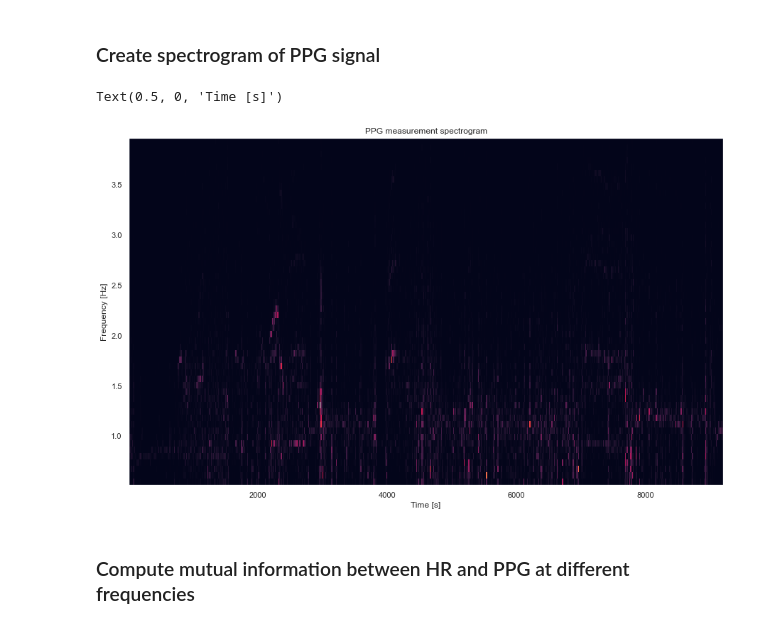
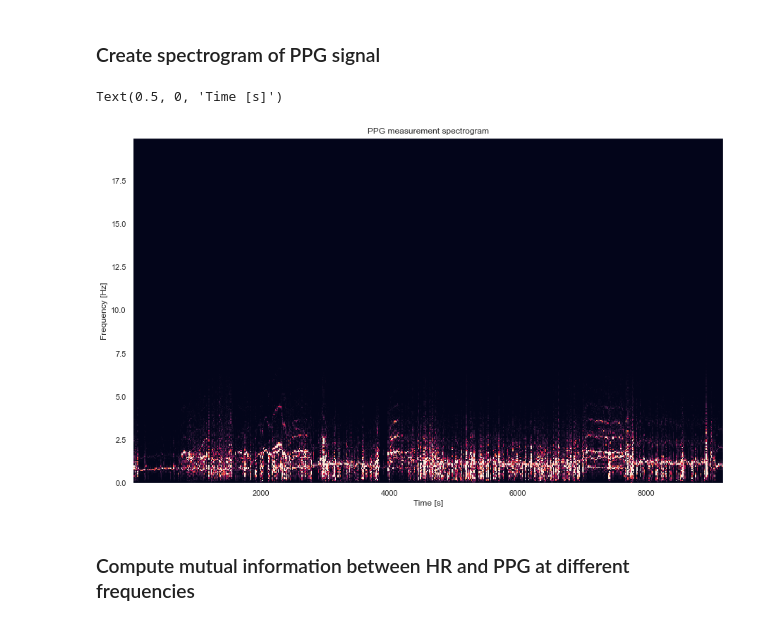
Before and after one commit to pennfranc/adm-ppg-analysis, a Jupyter notebook: mutual information analysis.ipynb, the cells around one changed output. Saved outputs shown, nothing was run; the diff lists cells and outputs as text; code cells hidden in the pictures.

```diff
--- a/mutual information analysis.ipynb
+++ b/mutual information analysis.ipynb
@@ -1,7 +1,6 @@
 # %%
 import math
 import numpy as np
-import pandas as pd
 import matplotlib.pyplot as plt
 from scipy import signal, interpolate
 from scipy.ndimage import gaussian_filter1d
@@ -10,6 +9,7 @@ from sklearn.metrics import r2_score, mean_squared_error
 from ADM import ADM
 
 from data_loader import load_pickle, unpack_data
+from mutual_information import compute_mutual_information, create_spectrogram, mutual_info_pipeline
 sns.set()
 
-N_SUBJECTS = 1
+SUBJECT_IDX = 1
@@ -20,36 +16,33 @@ for i in range(1, N_SUBJECTS + 1):
+# %%
+dataset = load_pickle(SUBJECT_IDX)
 # %% [markdown]
 ### Create spectrogram of PPG signal
 # %%
 fs_ppg = 64
 nperseg_ppg = 1000
 noverlap = None
-fmin = 0.5 # Hz
-fmax = 4 # Hz
+fmin = 0 # Hz
+fmax = 20 # Hz
 
-ppg, acc, hr, activity, _= unpack_data(datasets[0])
+ppg, acc, hr, activity, _= unpack_data(dataset)
 
 hr_timestamps = np.arange(0, len(hr) * 2, 2)
 hr_interpolation = interpolate.interp1d(hr_timestamps, hr)
 
 ### create spectrogram
-f_ppg, t_ppg, Sxx_ppg = signal.spectrogram(ppg, fs_ppg, nperseg=nperseg_ppg, noverlap=noverlap)
-
-### keep only frequencies of interest
-freq_slice_ppg = np.where((f_ppg >= fmin) & (f_ppg <= fmax))
-f_ppg = f_ppg[freq_slice_ppg]
-Sxx_ppg = Sxx_ppg[freq_slice_ppg,:][0]
+f_ppg, t_ppg, Sxx_ppg = create_spectrogram(ppg, fs_ppg, nperseg_ppg, noverlap, fmin, fmax)
 
 # interpolate relevant heart rate measurements
 hr_at_ppg_timestamps = hr_interpolation(t_ppg)
 
 ### plot ppg spectrogram
 plt.figure(figsize=(15, 9))
 plt.pcolormesh(t_ppg, f_ppg, Sxx_ppg, shading='flat')
 plt.title('PPG measurement spectrogram')
 plt.ylabel('Frequency [Hz]')
 plt.xlabel('Time [s]')
 # %% [output]
 Text(0.5, 0, 'Time [s]')
-[figure, old version]
+[figure, new version]
 # %% [markdown]
 ### Compute mutual information between HR and PPG at different frequencies
```
Also changed, not shown: parts of 14 cells of this notebook, 1 other file.
